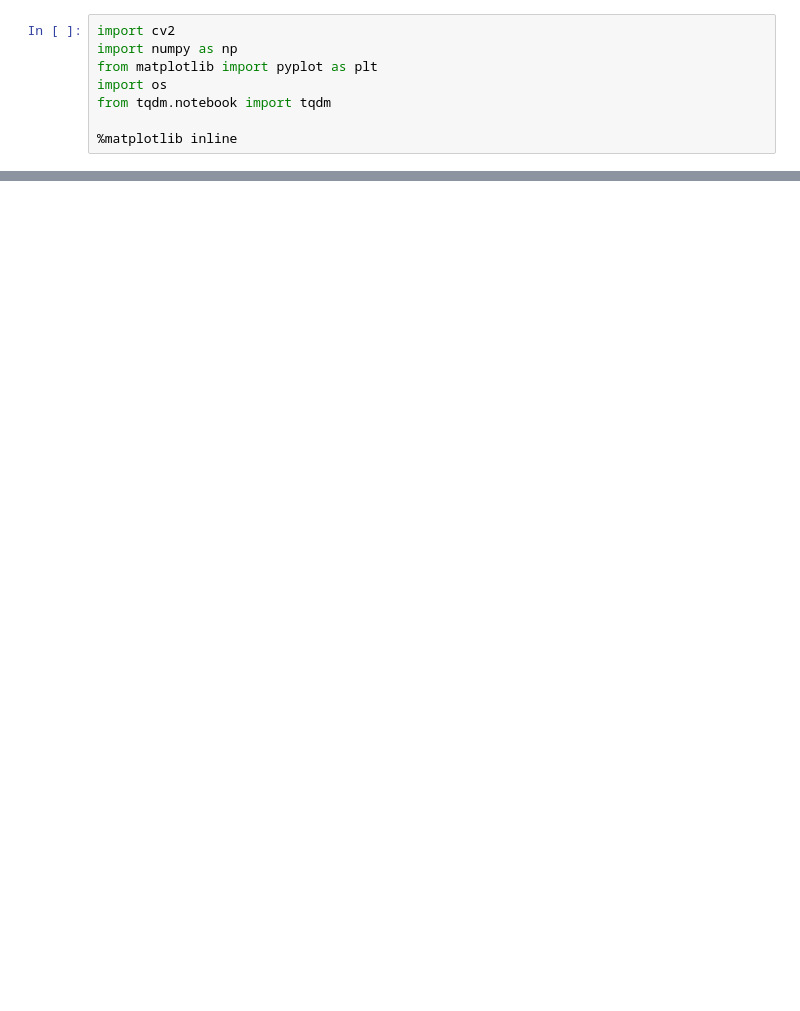
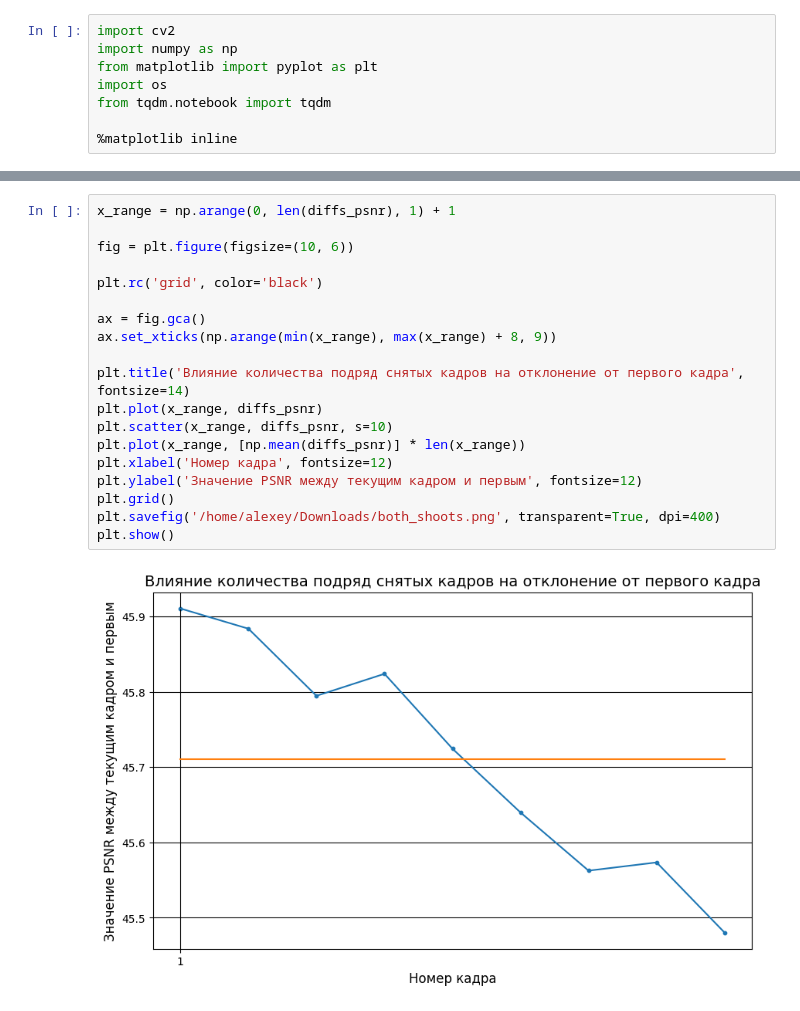
Before and after one commit to AlexeySrus/ImageReconstructionByFrequencies, a Jupyter notebook: notebooks/estimate_frames_series.ipynb, the cells around one changed output, grey strips where cells are left out. Cells and saved outputs as stored; diff of their text form; blank space fills up the shorter version.

```diff
--- a/notebooks/estimate_frames_series.ipynb
+++ b/notebooks/estimate_frames_series.ipynb
@@ -34,0 +74,21 @@ NameError: name 'a' is not defined
+# %%
+x_range = np.arange(0, len(diffs_psnr), 1) + 1
+
+fig = plt.figure(figsize=(10, 6))
+
+plt.rc('grid', color='black')
+
+ax = fig.gca()
+ax.set_xticks(np.arange(min(x_range), max(x_range) + 8, 9))
+
+plt.title('Влияние количества подряд снятых кадров на отклонение от первого кадра', fontsize=14)
+plt.plot(x_range, diffs_psnr)
+plt.scatter(x_range, diffs_psnr, s=10)
+plt.plot(x_range, [np.mean(diffs_psnr)] * len(x_range))
+plt.xlabel('Номер кадра', fontsize=12)
+plt.ylabel('Значение PSNR между текущим кадром и первым', fontsize=12)
+plt.grid()
+plt.savefig('/home/alexey/Downloads/both_shoots.png', transparent=True, dpi=400)
+plt.show()
+# %% [output]
+[figure, added]
```
Also changed, not shown: parts of 5 cells of this notebook, 4 other files.
